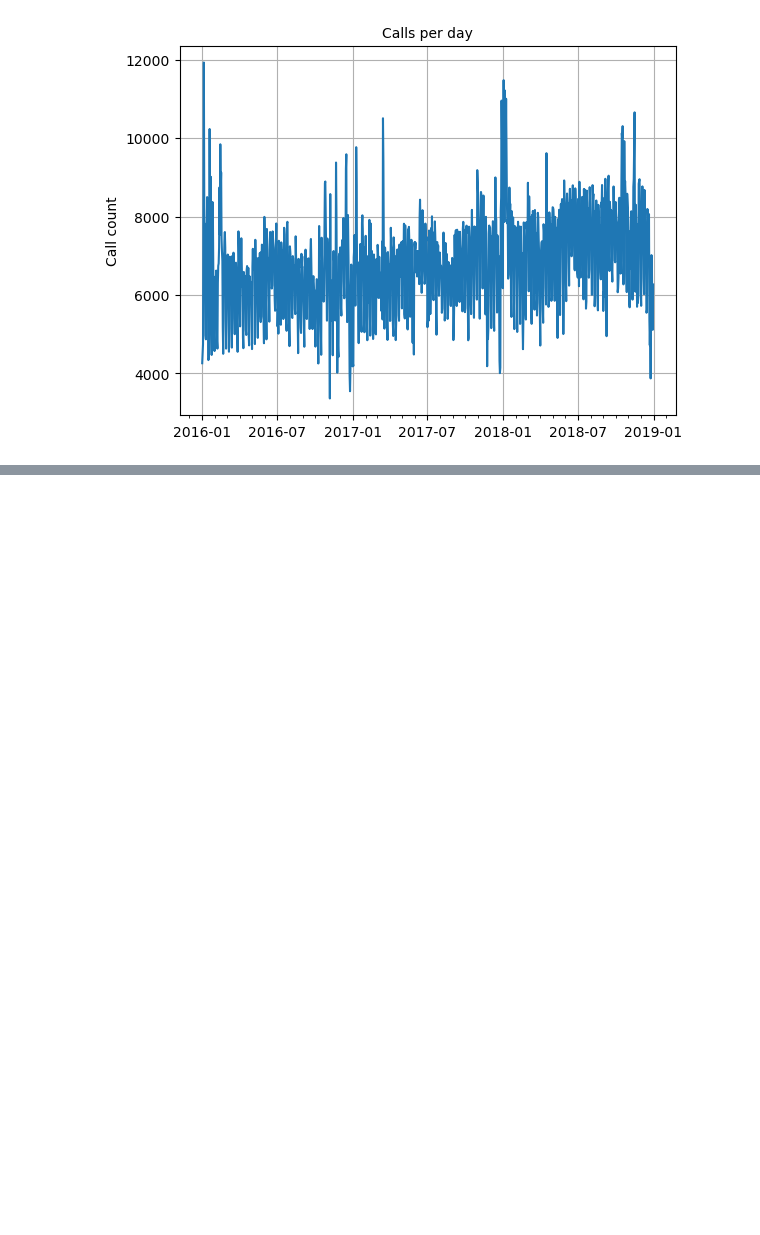
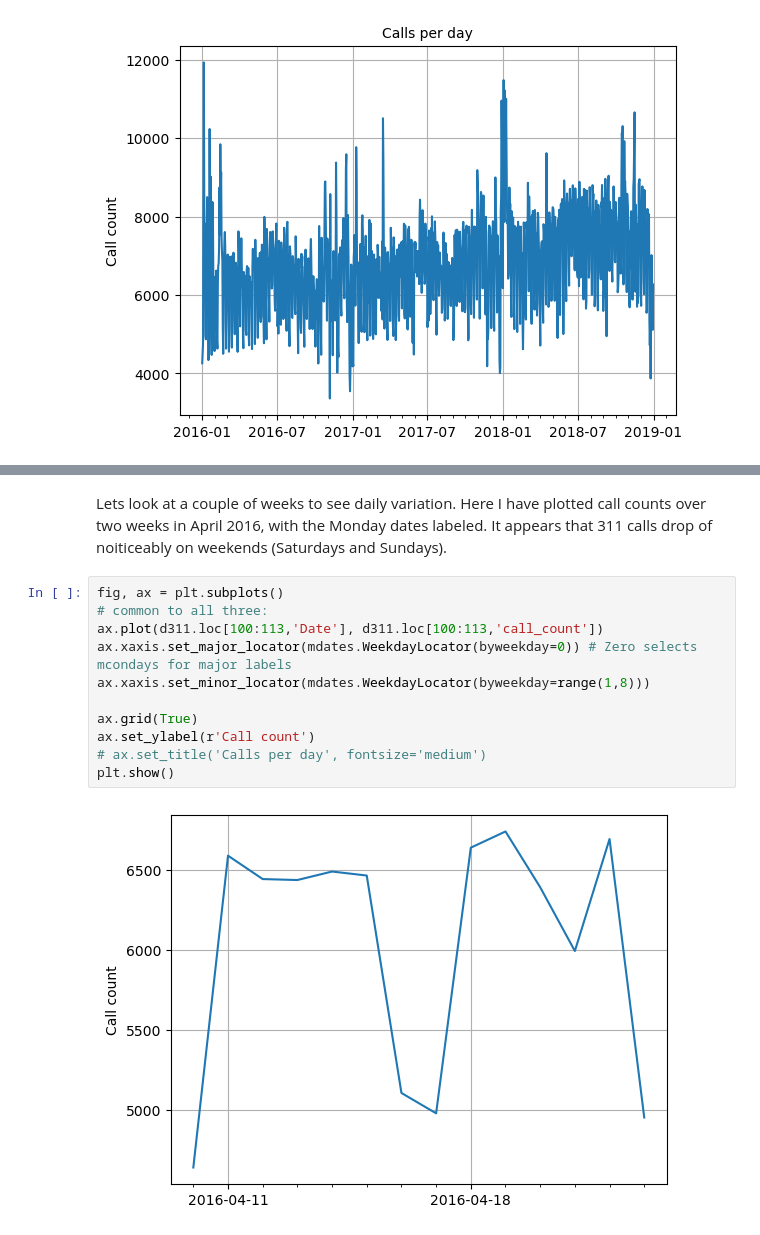
Before and after one commit to ericschwen/weather_311, a Jupyter notebook: 311_exploration.ipynb, the cells around one changed output, grey strips where cells are left out. Drawn from its saved outputs; the diff is of its cells as text; blank space fills up the shorter version.

Commit message:
Add 311_daily_counts and add plotting to 311_exploration.

```diff
--- a/311_exploration.ipynb
+++ b/311_exploration.ipynb
@@ -314,0 +323,15 @@ array(['2016-01-01T00:00:00.000000000', '2016-01-02T00:00:00.000000000',
+# %% [markdown]
+Lets look at a couple of weeks to see daily variation. Here I have plotted call counts over two weeks in April 2016, with the Monday dates labeled. It appears that 311 calls drop of noiticeably on weekends (Saturdays and Sundays).
+# %%
+fig, ax = plt.subplots()
+# common to all three:
+ax.plot(d311.loc[100:113,'Date'], d311.loc[100:113,'call_count'])
+ax.xaxis.set_major_locator(mdates.WeekdayLocator(byweekday=0)) # Zero selects mcondays for major labels
+ax.xaxis.set_minor_locator(mdates.WeekdayLocator(byweekday=range(1,8)))
+
+ax.grid(True)
+ax.set_ylabel(r'Call count')
+# ax.set_title('Calls per day', fontsize='medium')
+plt.show()
+# %% [output]
+[figure, added]
```
Also changed, not shown: parts of 34 cells of this notebook, 1 other file.
